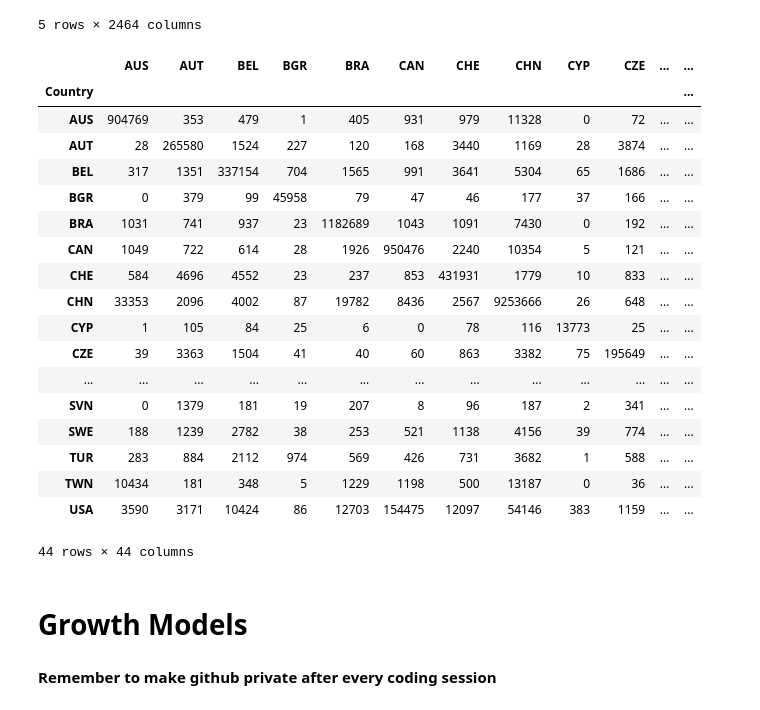
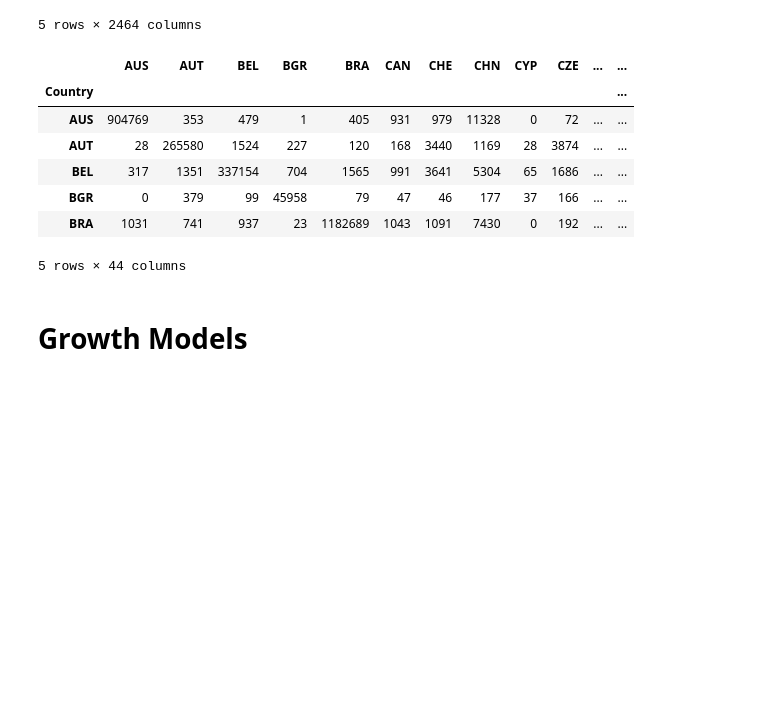
Before and after one commit to evijit/Finance_Graph_Theory, a Jupyter notebook: GrowthModels.ipynb, the cells around one changed output. Saved outputs shown, nothing was run; the diff lists cells and outputs as text; code cells hidden in the pictures; blank space fills up the shorter version.

```diff
--- a/GrowthModels.ipynb
+++ b/GrowthModels.ipynb
@@ -29,37 +31,24 @@ df.head(5)
 # %%
 df_trans = df.T
 # df_trans.index.names = ['index']
 df_trans.to_csv('temp.csv')
 df_trans = pd.read_csv('temp.csv')
 df_trans.rename(columns={'Unnamed: 0': 'Country'}, inplace=True)
 df_trans['Country'] = df_trans['Country'].astype(str).str[:3]
 df_trans = df_trans.groupby(['Country']).sum()
 df_trans.to_csv('Countrytrans.csv')
-df_trans
+df_trans.head()
 # %% [output]
 |  | AUS | AUT | BEL | BGR | BRA | CAN | CHE | CHN | CYP | CZE | ... | ... |
 | Country |  |  |  |  |  |  |  |  |  |  |  | ... |
 | AUS | 904769 | 353 | 479 | 1 | 405 | 931 | 979 | 11328 | 0 | 72 | ... | ... |
 | AUT | 28 | 265580 | 1524 | 227 | 120 | 168 | 3440 | 1169 | 28 | 3874 | ... | ... |
 | BEL | 317 | 1351 | 337154 | 704 | 1565 | 991 | 3641 | 5304 | 65 | 1686 | ... | ... |
 | BGR | 0 | 379 | 99 | 45958 | 79 | 47 | 46 | 177 | 37 | 166 | ... | ... |
 | BRA | 1031 | 741 | 937 | 23 | 1182689 | 1043 | 1091 | 7430 | 0 | 192 | ... | ... |
-| CAN | 1049 | 722 | 614 | 28 | 1926 | 950476 | 2240 | 10354 | 5 | 121 | ... | ... |
-| CHE | 584 | 4696 | 4552 | 23 | 237 | 853 | 431931 | 1779 | 10 | 833 | ... | ... |
-| CHN | 33353 | 2096 | 4002 | 87 | 19782 | 8436 | 2567 | 9253666 | 26 | 648 | ... | ... |
-| CYP | 1 | 105 | 84 | 25 | 6 | 0 | 78 | 116 | 13773 | 25 | ... | ... |
-| CZE | 39 | 3363 | 1504 | 41 | 40 | 60 | 863 | 3382 | 75 | 195649 | ... | ... |
-| ... | ... | ... | ... | ... | ... | ... | ... | ... | ... | ... | ... | ... |
-| SVN | 0 | 1379 | 181 | 19 | 207 | 8 | 96 | 187 | 2 | 341 | ... | ... |
-| SWE | 188 | 1239 | 2782 | 38 | 253 | 521 | 1138 | 4156 | 39 | 774 | ... | ... |
-| TUR | 283 | 884 | 2112 | 974 | 569 | 426 | 731 | 3682 | 1 | 588 | ... | ... |
-| TWN | 10434 | 181 | 348 | 5 | 1229 | 1198 | 500 | 13187 | 0 | 36 | ... | ... |
-| USA | 3590 | 3171 | 10424 | 86 | 12703 | 154475 | 12097 | 54146 | 383 | 1159 | ... | ... |
-44 rows × 44 columns
+5 rows × 44 columns
 # %% [markdown]
 # Growth Models
-# %% [markdown]
-**Remember to make github private after every coding session**
 # %%
 import numpy as np
 import networkx as nx
```
Also changed, not shown: parts of 13 cells of this notebook.
